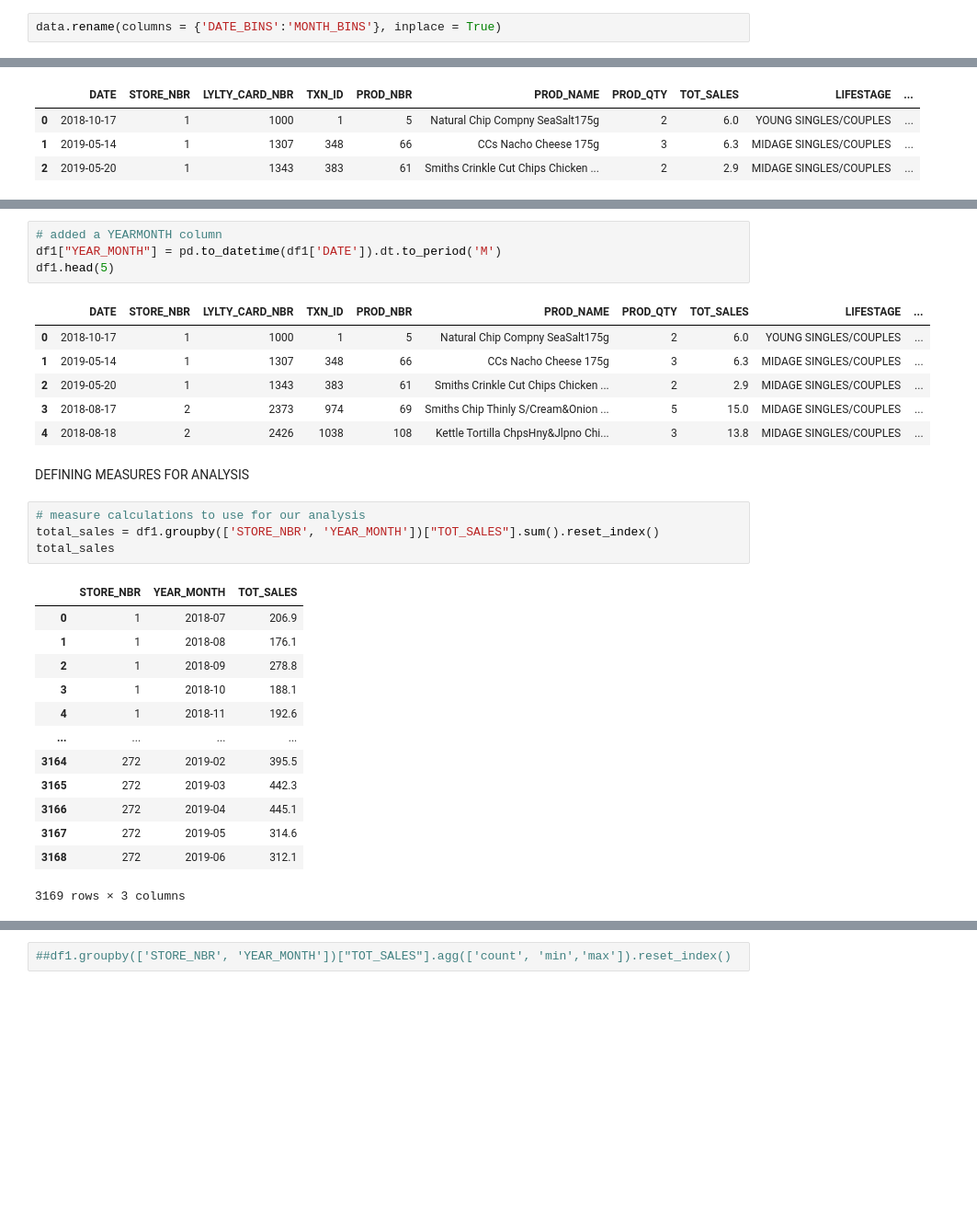
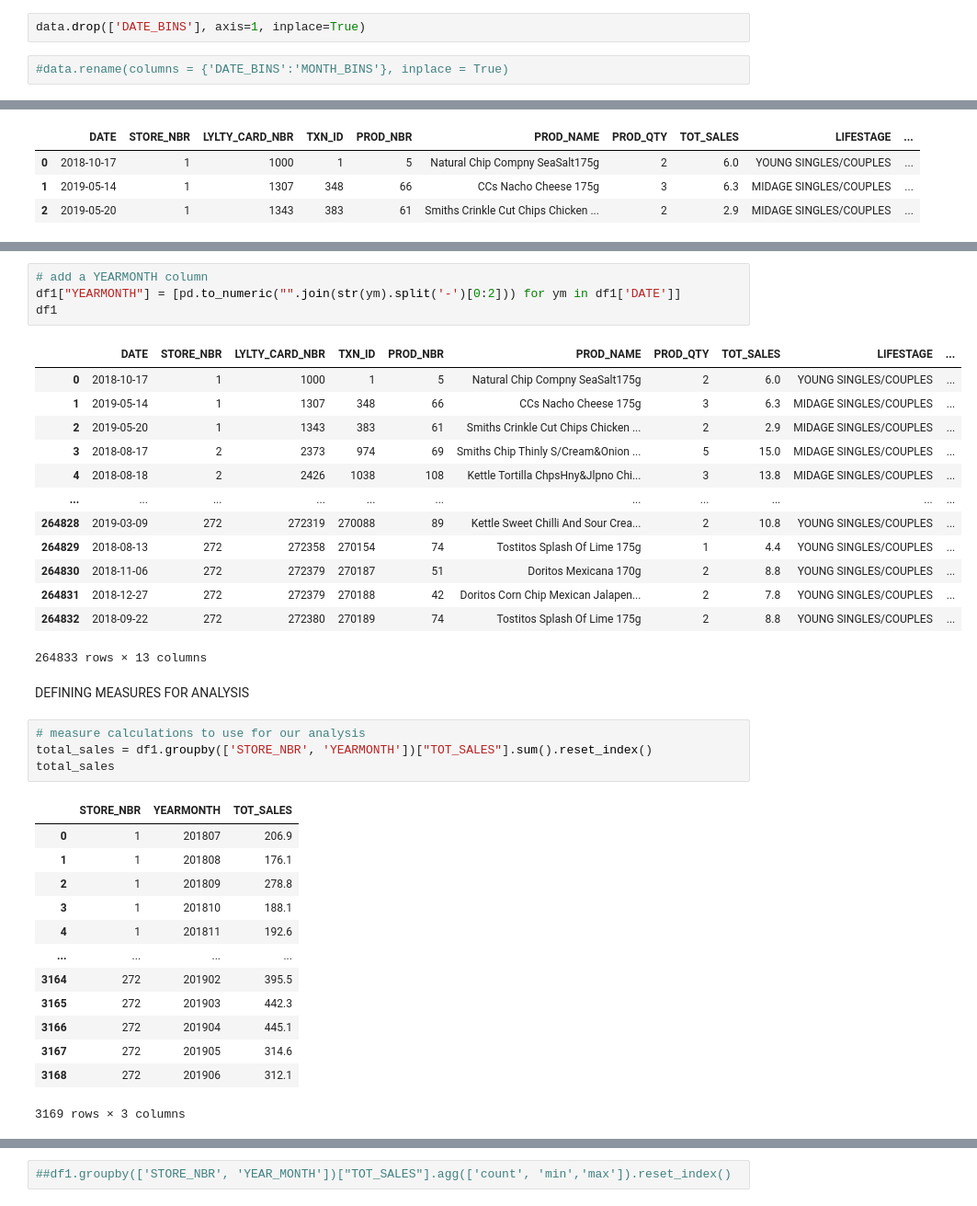
Before and after one commit to wa-le/Quantium-Forage-Virtual-Internship, a Jupyter notebook: my_quantium_T2.ipynb, the cells around one changed output, grey strips where cells are left out. Shown at 92% size. Cells and saved outputs as stored; diff of their text form; blank space fills up the shorter version.

```diff
--- a/my_quantium_T2.ipynb
+++ b/my_quantium_T2.ipynb
@@ -39,8 +41,10 @@ data
 264833 rows × 14 columns
 # %%
 data.drop(['Unnamed: 0'], axis=1, inplace=True)
+# %%
+data.drop(['DATE_BINS'], axis=1, inplace=True)
 # %%
-data.rename(columns = {'DATE_BINS':'MONTH_BINS'}, inplace = True)
+#data.rename(columns = {'DATE_BINS':'MONTH_BINS'}, inplace = True)
 # %%
 # using the copy of the dataframe
 df1 = data.copy()
@@ -88,32 +126,39 @@ memory usage: 26.3+ MB
 # %%
-# added a YEARMONTH column
-df1["YEAR_MONTH"] = pd.to_datetime(df1['DATE']).dt.to_period('M')
-df1.head(5)
+# add a YEARMONTH column
+df1["YEARMONTH"] = [pd.to_numeric("".join(str(ym).split('-')[0:2])) for ym in df1['DATE']]
+df1
 # %% [output]
 |  | DATE | STORE_NBR | LYLTY_CARD_NBR | TXN_ID | PROD_NBR | PROD_NAME | PROD_QTY | TOT_SALES | LIFESTAGE | ... |
 | 0 | 2018-10-17 | 1 | 1000 | 1 | 5 | Natural Chip Compny SeaSalt175g | 2 | 6.0 | YOUNG SINGLES/COUPLES | ... |
 | 1 | 2019-05-14 | 1 | 1307 | 348 | 66 | CCs Nacho Cheese 175g | 3 | 6.3 | MIDAGE SINGLES/COUPLES | ... |
 | 2 | 2019-05-20 | 1 | 1343 | 383 | 61 | Smiths Crinkle Cut Chips Chicken ... | 2 | 2.9 | MIDAGE SINGLES/COUPLES | ... |
 | 3 | 2018-08-17 | 2 | 2373 | 974 | 69 | Smiths Chip Thinly S/Cream&Onion ... | 5 | 15.0 | MIDAGE SINGLES/COUPLES | ... |
 | 4 | 2018-08-18 | 2 | 2426 | 1038 | 108 | Kettle Tortilla ChpsHny&Jlpno Chi... | 3 | 13.8 | MIDAGE SINGLES/COUPLES | ... |
+| ... | ... | ... | ... | ... | ... | ... | ... | ... | ... | ... |
+| 264828 | 2019-03-09 | 272 | 272319 | 270088 | 89 | Kettle Sweet Chilli And Sour Crea... | 2 | 10.8 | YOUNG SINGLES/COUPLES | ... |
+| 264829 | 2018-08-13 | 272 | 272358 | 270154 | 74 | Tostitos Splash Of Lime 175g | 1 | 4.4 | YOUNG SINGLES/COUPLES | ... |
+| 264830 | 2018-11-06 | 272 | 272379 | 270187 | 51 | Doritos Mexicana 170g | 2 | 8.8 | YOUNG SINGLES/COUPLES | ... |
+| 264831 | 2018-12-27 | 272 | 272379 | 270188 | 42 | Doritos Corn Chip Mexican Jalapen... | 2 | 7.8 | YOUNG SINGLES/COUPLES | ... |
+| 264832 | 2018-09-22 | 272 | 272380 | 270189 | 74 | Tostitos Splash Of Lime 175g | 2 | 8.8 | YOUNG SINGLES/COUPLES | ... |
+264833 rows × 13 columns
 # %% [markdown]
 DEFINING MEASURES FOR ANALYSIS
 # %%
 # measure calculations to use for our analysis
-total_sales = df1.groupby(['STORE_NBR', 'YEAR_MONTH'])["TOT_SALES"].sum().reset_index()
+total_sales = df1.groupby(['STORE_NBR', 'YEARMONTH'])["TOT_SALES"].sum().reset_index()
 total_sales
 # %% [output]
-|  | STORE_NBR | YEAR_MONTH | TOT_SALES |
-| 0 | 1 | 2018-07 | 206.9 |
-| 1 | 1 | 2018-08 | 176.1 |
-| 2 | 1 | 2018-09 | 278.8 |
-| 3 | 1 | 2018-10 | 188.1 |
-| 4 | 1 | 2018-11 | 192.6 |
+|  | STORE_NBR | YEARMONTH | TOT_SALES |
+| 0 | 1 | 201807 | 206.9 |
+| 1 | 1 | 201808 | 176.1 |
+| 2 | 1 | 201809 | 278.8 |
+| 3 | 1 | 201810 | 188.1 |
+| 4 | 1 | 201811 | 192.6 |
 | ... | ... | ... | ... |
-| 3164 | 272 | 2019-02 | 395.5 |
-| 3165 | 272 | 2019-03 | 442.3 |
-| 3166 | 272 | 2019-04 | 445.1 |
-| 3167 | 272 | 2019-05 | 314.6 |
-| 3168 | 272 | 2019-06 | 312.1 |
+| 3164 | 272 | 201902 | 395.5 |
+| 3165 | 272 | 201903 | 442.3 |
+| 3166 | 272 | 201904 | 445.1 |
+| 3167 | 272 | 201905 | 314.6 |
+| 3168 | 272 | 201906 | 312.1 |
 3169 rows × 3 columns
 # %%
```
Also changed, not shown: parts of 18 cells of this notebook.
